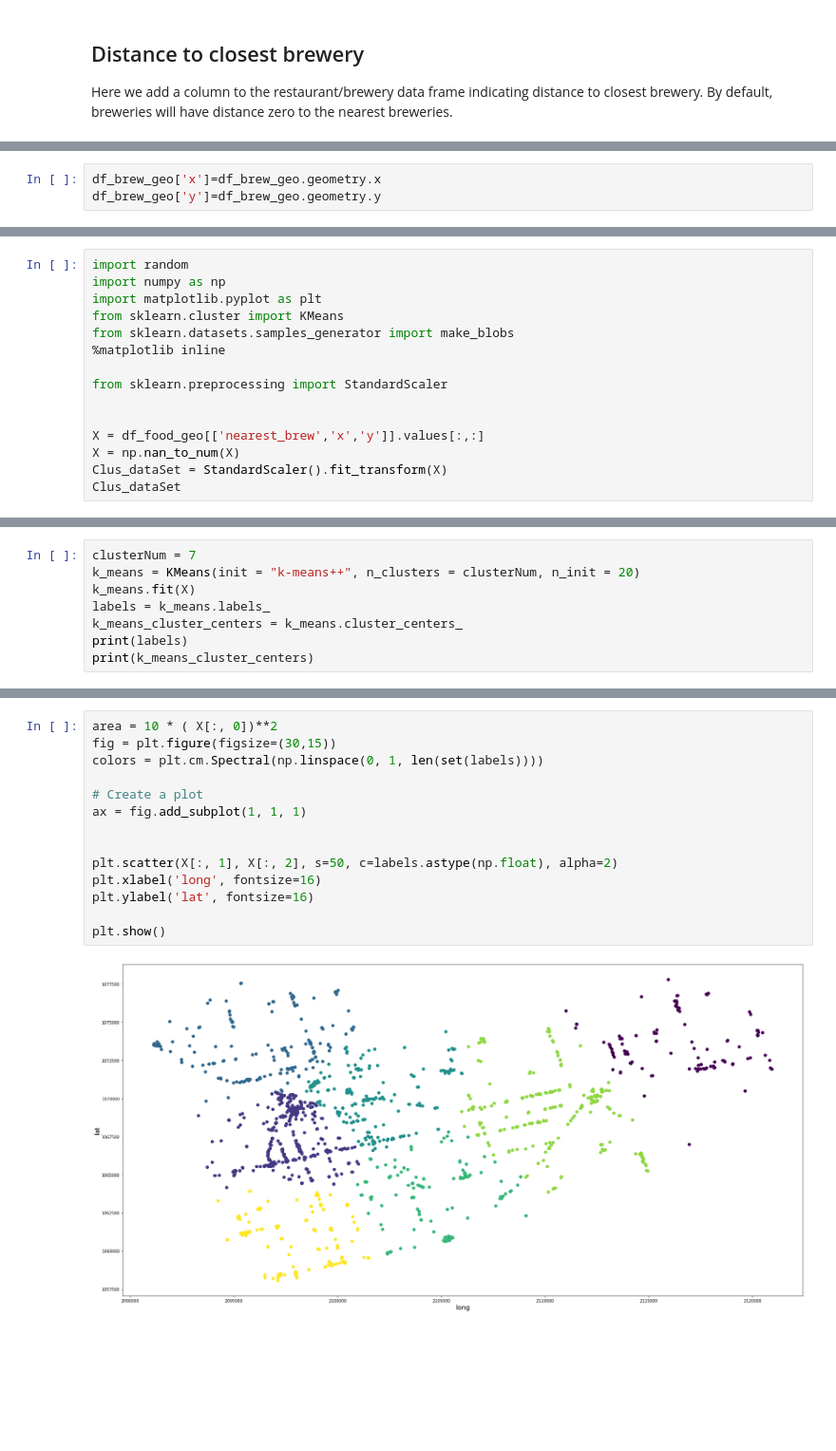
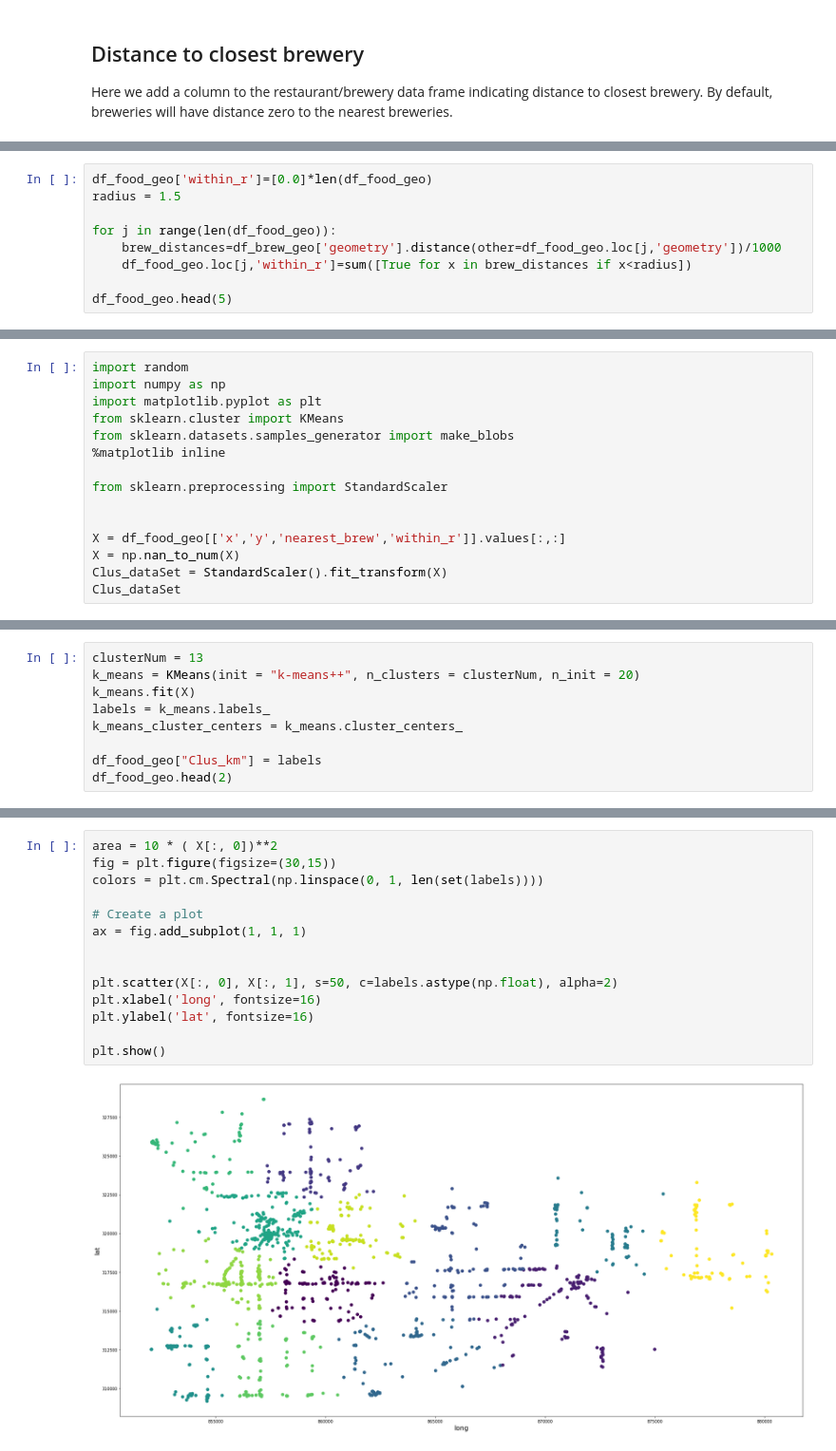
Before and after one commit to no50free/Twin_Cities_Cluster_Analysis, a Jupyter notebook: Capstone Cleaned.ipynb, the cells around one changed output, grey strips where cells are left out. Shown at 95% size. Cells and saved outputs as stored; diff of their text form; blank space fills up the shorter version.

```diff
--- a/Capstone Cleaned.ipynb
+++ b/Capstone Cleaned.ipynb
@@ -636,3 +500,0 @@ df_food_geo.head(2)
-# %%
-df_brew_geo['x']=df_brew_geo.geometry.x
-df_brew_geo['y']=df_brew_geo.geometry.y
@@ -638,0 +503,9 @@ df_brew_geo['y']=df_brew_geo.geometry.y
+# %%
+df_food_geo['within_r']=[0.0]*len(df_food_geo)
+radius = 1.5
+
+for j in range(len(df_food_geo)):
+    brew_distances=df_brew_geo['geometry'].distance(other=df_food_geo.loc[j,'geometry'])/1000
+    df_food_geo.loc[j,'within_r']=sum([True for x in brew_distances if x<radius])
+
+df_food_geo.head(5)
@@ -647,7 +529,7 @@ from sklearn.datasets.samples_generator import make_blobs
 from sklearn.preprocessing import StandardScaler
 
 
-X = df_food_geo[['nearest_brew','x','y']].values[:,:]
+X = df_food_geo[['x','y','nearest_brew','within_r']].values[:,:]
 X = np.nan_to_num(X)
 Clus_dataSet = StandardScaler().fit_transform(X)
 Clus_dataSet
@@ -662,9 +544,10 @@ array([[-1.24944111, -0.40084106, -0.39953471],
 # %%
-clusterNum = 7
+clusterNum = 13
 k_means = KMeans(init = "k-means++", n_clusters = clusterNum, n_init = 20)
 k_means.fit(X)
 labels = k_means.labels_
 k_means_cluster_centers = k_means.cluster_centers_
-print(labels)
-print(k_means_cluster_centers)
+
+df_food_geo["Clus_km"] = labels
+df_food_geo.head(2)
 # %% [output]
@@ -686,19 +557,19 @@ df_food_geo.head(2)
 # %%
 area = 10 * ( X[:, 0])**2
 fig = plt.figure(figsize=(30,15))
 colors = plt.cm.Spectral(np.linspace(0, 1, len(set(labels))))
 
 # Create a plot
 ax = fig.add_subplot(1, 1, 1)
 
 
-plt.scatter(X[:, 1], X[:, 2], s=50, c=labels.astype(np.float), alpha=2)
+plt.scatter(X[:, 0], X[:, 1], s=50, c=labels.astype(np.float), alpha=2)
 plt.xlabel('long', fontsize=16)
 plt.ylabel('lat', fontsize=16)
 
 plt.show()
 # %% [output]
-[figure, old version]
+[figure, new version]
 # %%
 from sklearn import metrics
 from scipy.spatial.distance import cdist
```
Also changed, not shown: parts of 26 cells of this notebook.
